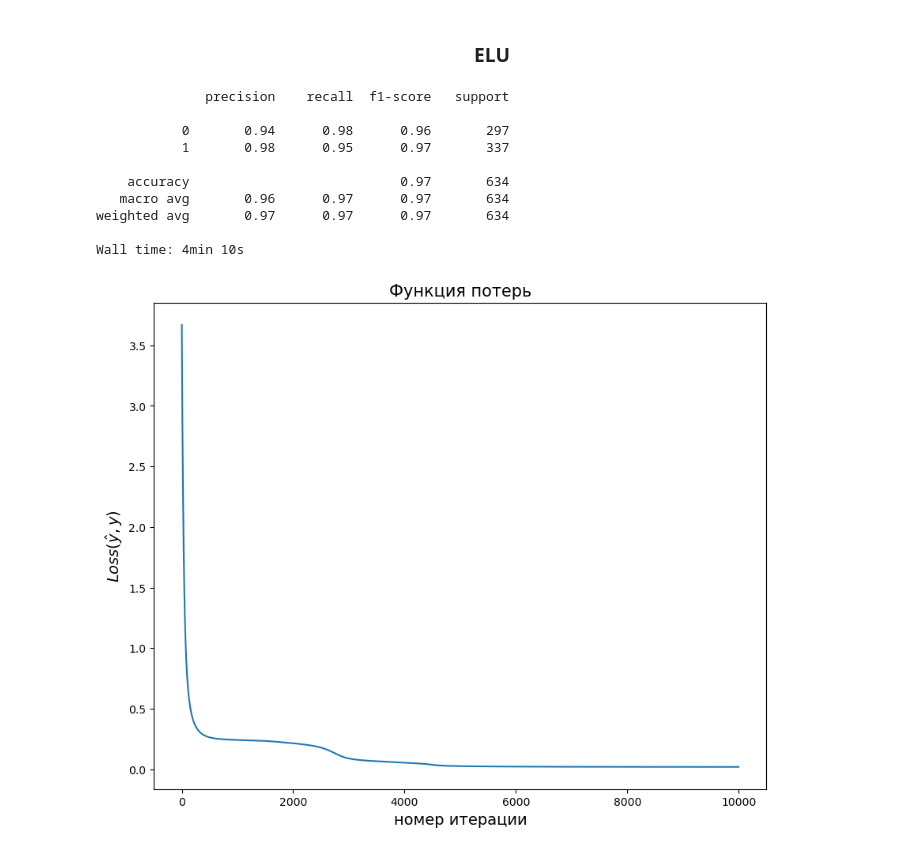
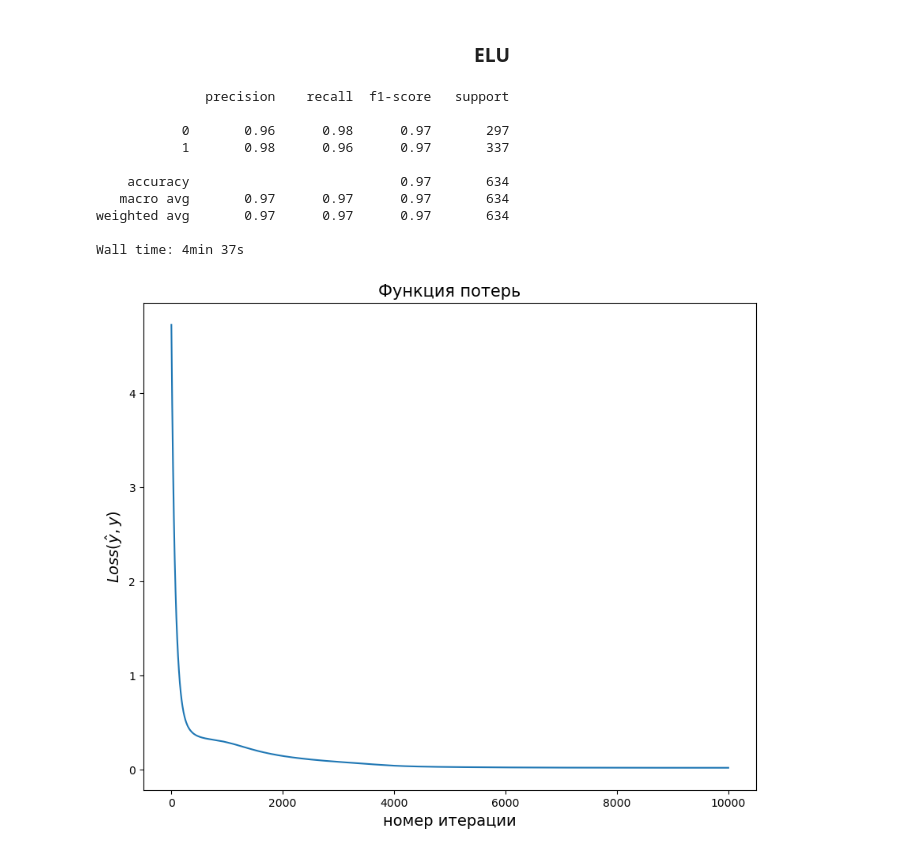
Before and after one commit to MGSDS/Itmo-ML, a Jupyter notebook: Lab 6/test 6.2 neuron_activations.ipynb, the cells around one changed output. Drawn from its saved outputs; the diff is of its cells as text; code cells hidden in the pictures.

```diff
--- a/Lab 6/test 6.2 neuron_activations.ipynb
+++ b/Lab 6/test 6.2 neuron_activations.ipynb
@@ -651,9 +651,8 @@ weighted avg       0.97      0.97      0.97      1000
 # %%
 df_voice = pd.read_csv('voice.csv')
 df_voice.label = (df_voice.label == 'male').astype(int)
-feature_cols = ['meanfreq', 'median', 'Q75', 'skew', 'kurt',
-                'mode', 'meanfun', 'minfun', 'maxfun',
-                'meandom', 'mindom', 'maxdom', 'dfrange', 'modindx']
+feature_cols = ['IQR', 'kurt','sp.ent', 'centroid', 'meanfun',
+                'minfun', 'maxfun', 'mindom', 'maxdom', 'modindx']
 target_col = df_voice.columns[-1]
 X = df_voice[feature_cols].to_numpy()
 y = df_voice[target_col].to_numpy()
@@ -724,26 +723,26 @@ Wall time: 8min 20s
 # %%
 %%time
 
-neuron = NeuronReLU()
+neuron = NeuronELU()
 Loss_values = neuron.fit(X_train, y_train, num_epochs=10000)
 
 plt.figure(figsize=(10, 8))
 plt.plot(Loss_values)
 plt.title('Функция потерь', fontsize=15)
 plt.xlabel('номер итерации', fontsize=14)
 plt.ylabel('$Loss(\hat{y}, y)$', fontsize=14)
 
 y_pred = neuron.forward_pass(X_test) > 0.5
 print(classification_report(y_test, y_pred))
 # %% [output]
               precision    recall  f1-score   support
 
-           0       0.94      0.98      0.96       297
-           1       0.98      0.95      0.97       337
+           0       0.96      0.98      0.97       297
+           1       0.98      0.96      0.97       337
 
     accuracy                           0.97       634
-   macro avg       0.96      0.97      0.97       634
+   macro avg       0.97      0.97      0.97       634
 weighted avg       0.97      0.97      0.97       634
 
-Wall time: 4min 10s
+Wall time: 4min 37s
-[figure, old version]
+[figure, new version]
```
Also changed, not shown: parts of 6 cells of this notebook, 1 other file.
